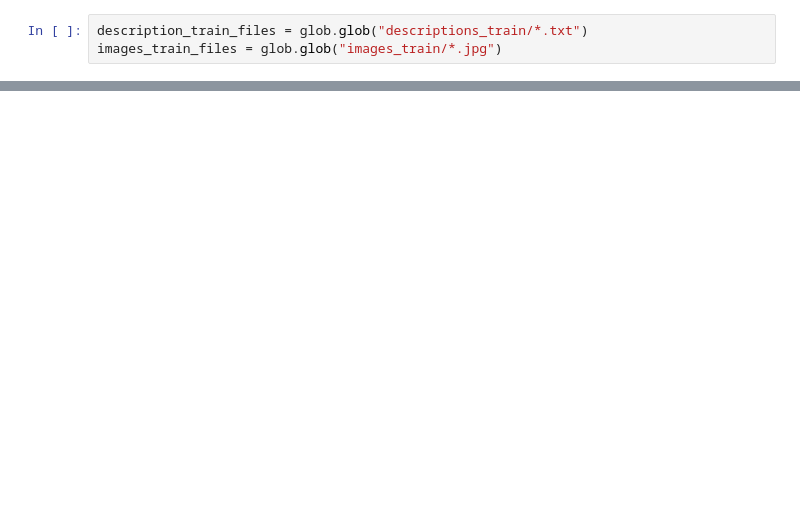
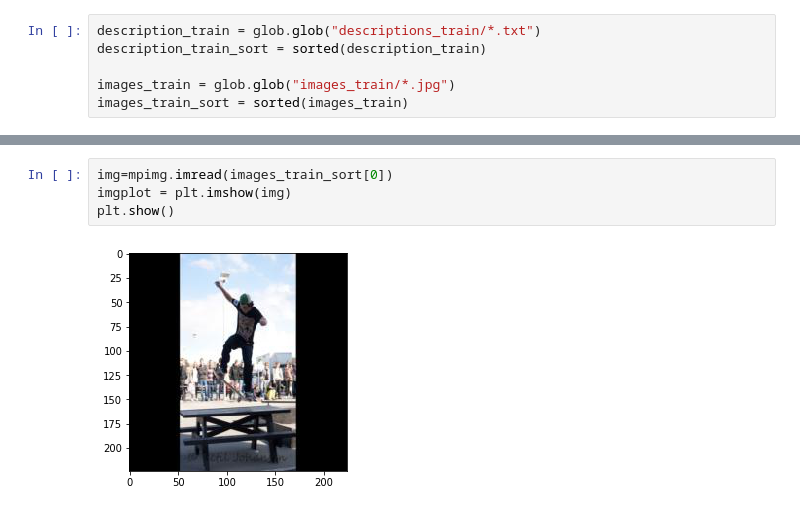
Before and after one commit to dni138/search_engine_project, a Jupyter notebook: Final.ipynb, the cells around one changed output, grey strips where cells are left out. Saved outputs shown, nothing was run; the diff lists cells and outputs as text; blank space fills up the shorter version.

```diff
--- a/Final.ipynb
+++ b/Final.ipynb
@@ -4,5 +12,8 @@ import glob
 # %%
-description_train_files = glob.glob("descriptions_train/*.txt")
-images_train_files = glob.glob("images_train/*.jpg")
+description_train = glob.glob("descriptions_train/*.txt")
+description_train_sort = sorted(description_train)
+
+images_train = glob.glob("images_train/*.jpg")
+images_train_sort = sorted(images_train)
 # %%
 all_text = list()
@@ -33,0 +45,6 @@ Two giraffes eat from a tr
+# %%
+img=mpimg.imread(images_train_sort[0])
+imgplot = plt.imshow(img)
+plt.show()
+# %% [output]
+[figure, added]
```
Also changed, not shown: parts of 7 cells of this notebook.
